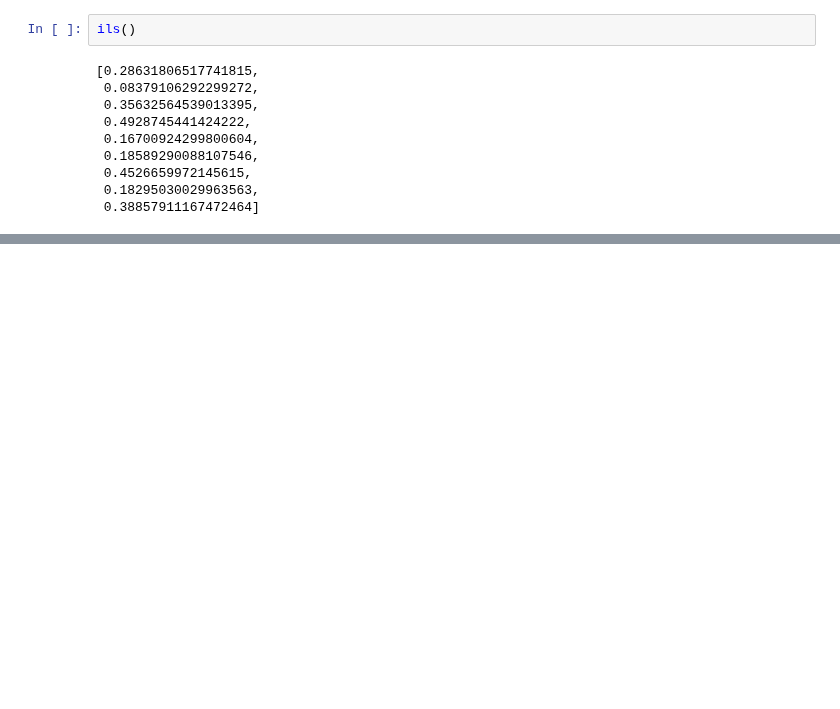
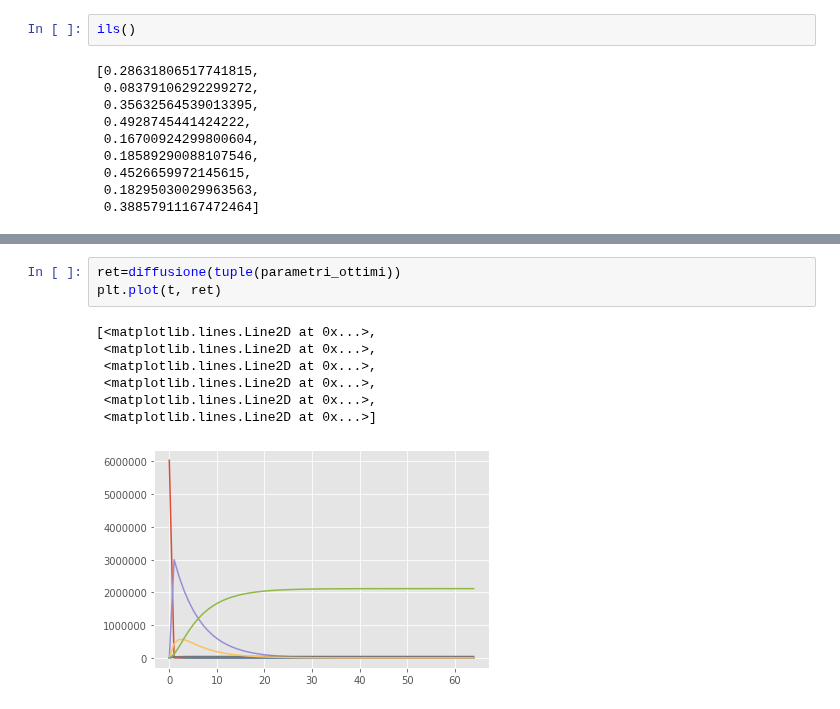
Before and after one commit to LorenzoMauri/ODE-and-GA-algorithms-covid19-applications, a Jupyter notebook: Editing.ipynb, the cells around one changed output, grey strips where cells are left out. Cells and saved outputs as stored; diff of their text form; blank space fills up the shorter version.

```diff
--- a/Editing.ipynb
+++ b/Editing.ipynb
@@ -111,0 +147,11 @@ ils()
+# %%
+ret=diffusione(tuple(parametri_ottimi))
+plt.plot(t, ret)
+# %% [output]
+[<matplotlib.lines.Line2D at 0x...>,
+ <matplotlib.lines.Line2D at 0x...>,
+ <matplotlib.lines.Line2D at 0x...>,
+ <matplotlib.lines.Line2D at 0x...>,
+ <matplotlib.lines.Line2D at 0x...>,
+ <matplotlib.lines.Line2D at 0x...>]
+[figure, added]
```
Also changed, not shown: parts of 6 cells of this notebook.
